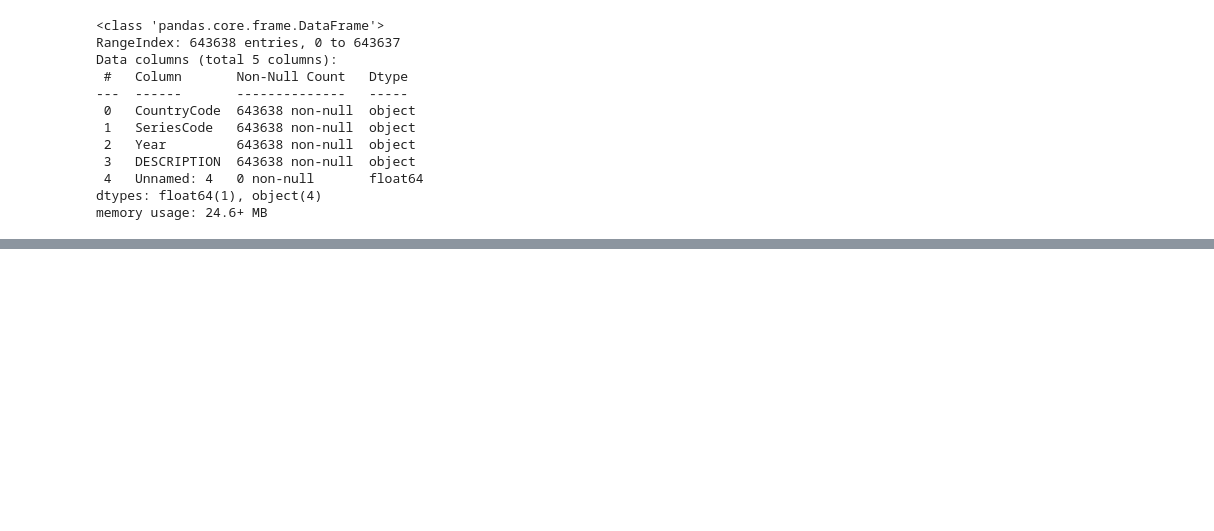
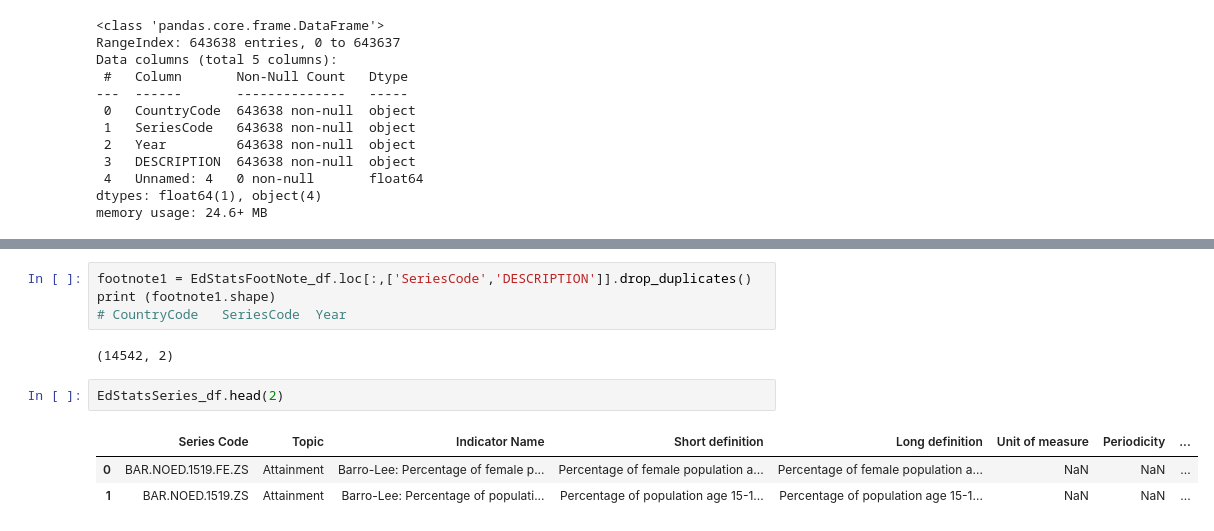
Before and after one commit to vanshika7-max/World-Bank-Education-Stats, a Jupyter notebook: Vanshika_Raj_Team_7_Capstone_Project.ipynb, the cells around one changed output, grey strips where cells are left out. Cells and saved outputs as stored; diff of their text form; blank space fills up the shorter version.

```diff
--- a/Vanshika_Raj_Team_7_Capstone_Project.ipynb
+++ b/Vanshika_Raj_Team_7_Capstone_Project.ipynb
@@ -258,3 +288,15 @@ plt.ylabel('Years')
 plt.show()
 # %% [output]
 [figure]
+# %%
+footnote1 = EdStatsFootNote_df.loc[:,['SeriesCode','DESCRIPTION']].drop_duplicates()
+print (footnote1.shape)
+# CountryCode	SeriesCode	Year
+# %% [output]
+(14542, 2)
+# %%
+EdStatsSeries_df.head(2)
+# %% [output]
+|  | Series Code | Topic | Indicator Name | Short definition | Long definition | Unit of measure | Periodicity | ... |
+| 0 | BAR.NOED.1519.FE.ZS | Attainment | Barro-Lee: Percentage of female p... | Percentage of female population a... | Percentage of female population a... | NaN | NaN | ... |
+| 1 | BAR.NOED.1519.ZS | Attainment | Barro-Lee: Percentage of populati... | Percentage of population age 15-1... | Percentage of population age 15-1... | NaN | NaN | ... |
```
Also changed, not shown: parts of 19 cells of this notebook.
